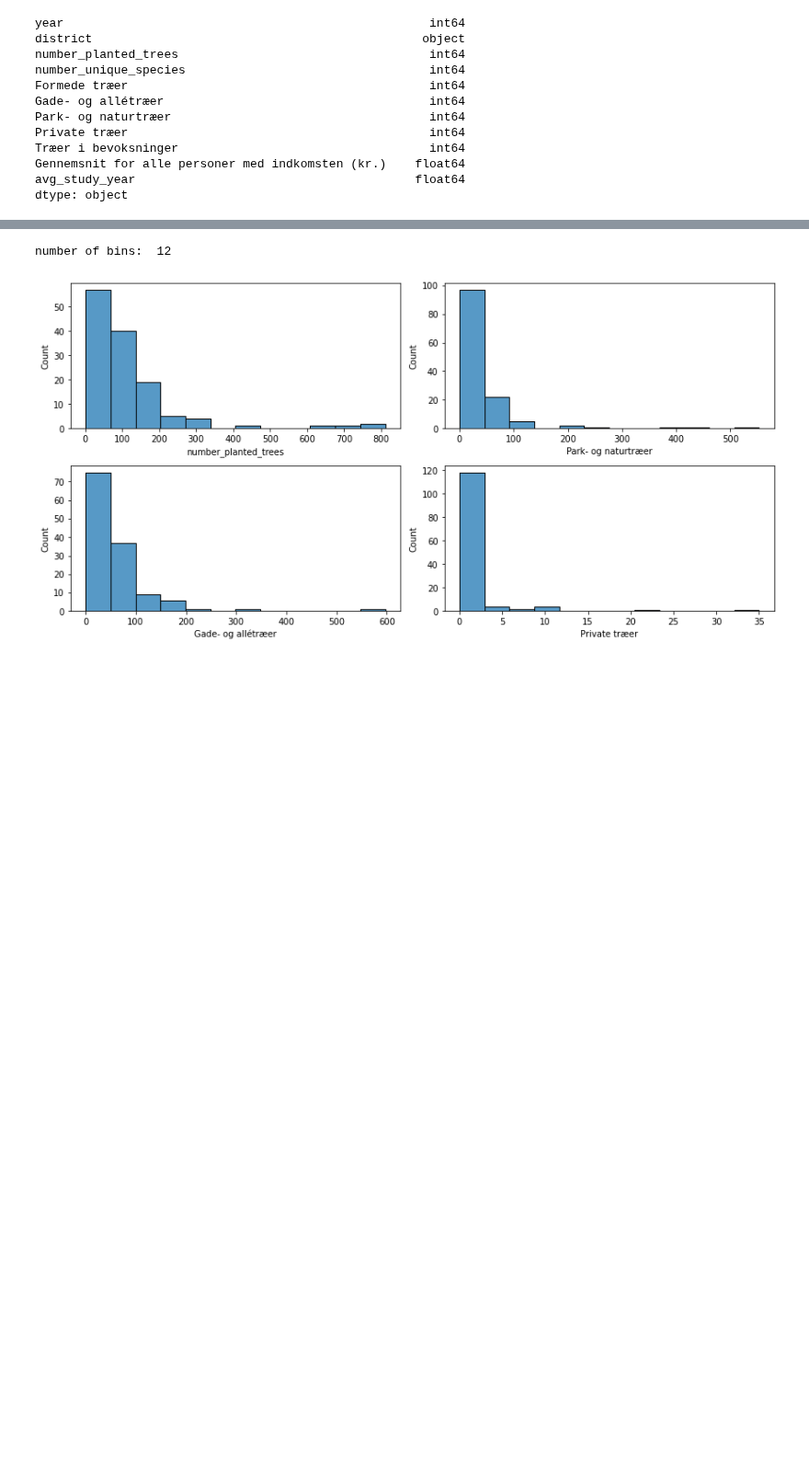
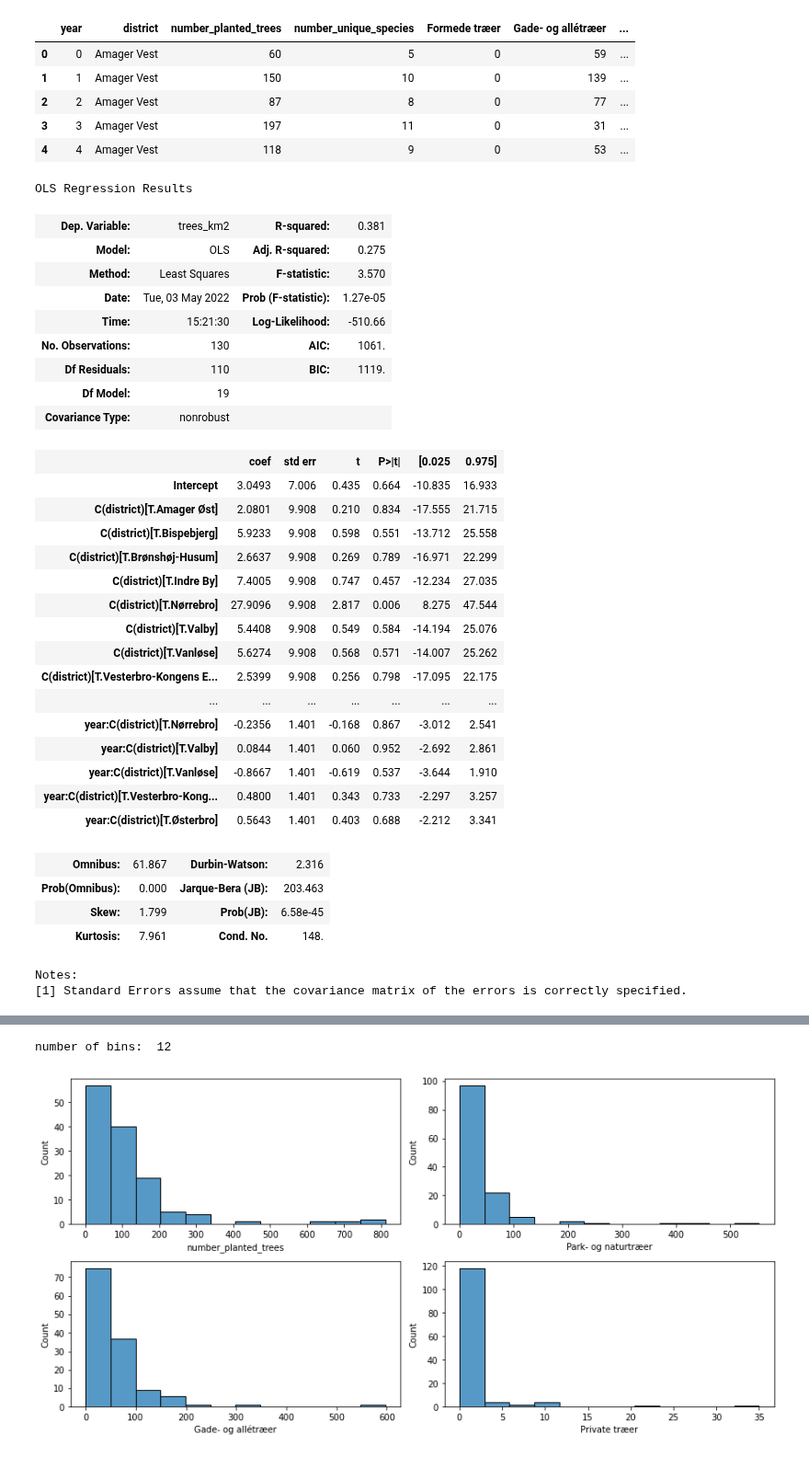
Before and after one commit to Ljoerring/Social-Data-Project, a Jupyter notebook: Model.ipynb, the cells around one changed output, grey strips where cells are left out. Shown at 92% size. Cells and saved outputs as stored; diff of their text form; code cells hidden in the pictures; blank space fills up the shorter version.

```diff
--- a/Model.ipynb
+++ b/Model.ipynb
@@ -25,0 +15,11 @@ df.head()
+# %%
+# load district size
+df_size = pd.read_excel('raw_data/2022426114414371694040KKAREAL.xlsx', header=2, usecols = "B:K")
+df_size = (df_size.dropna()).transpose()
+df_size = df_size.reset_index()
+df_size.rename(columns = {"index":'district', 0:'area_m2'}, inplace = True)
+df_size['district'] = df_size['district'].str.replace("Bydel - ", "")
+df_size['district'] = df_size['district'].str.replace("/", "-")
+df_size['district'] = df_size['district'].str.replace("Kgs", "Kongens")
+df_size['area_km2'] = df_size['area_m2']/(1000*1000)
+df_size
@@ -26,4 +38,10 @@ df.head()
 # %%
+# load data
+df = pd.read_csv('data/df_genial.csv')
+df = df.fillna(0)
+df = pd.merge(df,df_size[['district','area_km2']])
+df['trees_km2'] = df.number_planted_trees/df.area_km2
+
 def get_types(df):
     df['year'] = df['year'].astype(int)
     df['Formede træer'] = df['Formede træer'].astype(int)
@@ -33,17 +51,15 @@ def get_types(df):
     df['Træer i bevoksninger'] = df['Træer i bevoksninger'].astype(int)
     return df
 df = get_types(df)
-df.dtypes
+
+df['year'] = df['year']-2008
+
+df.rename(columns={'Gennemsnit for alle personer med indkomsten (kr.)':'avg_income'}, inplace=True)
+df.head()
 # %% [output]
-year                                                   int64
-district                                              object
-number_planted_trees                                   int64
-number_unique_species                                  int64
-Formede træer                                          int64
-Gade- og allétræer                                     int64
-Park- og naturtræer                                    int64
-Private træer                                          int64
-Træer i bevoksninger                                   int64
-Gennemsnit for alle personer med indkomsten (kr.)    float64
-avg_study_year                                       float64
-dtype: object
+|  | year | district | number_planted_trees | number_unique_species | Formede træer | Gade- og allétræer | ... |
+| 0 | 0 | Amager Vest | 60 | 5 | 0 | 59 | ... |
+| 1 | 1 | Amager Vest | 150 | 10 | 0 | 139 | ... |
+| 2 | 2 | Amager Vest | 87 | 8 | 0 | 77 | ... |
+| 3 | 3 | Amager Vest | 197 | 11 | 0 | 31 | ... |
+| 4 | 4 | Amager Vest | 118 | 9 | 0 | 53 | ... |
@@ -51,0 +66,38 @@ df['year'] = df['year']-2008
+# %%
+# Model: planted trees ~ district + year + district:year
+lm = smf.ols(formula='trees_km2 ~ C(district) + year + year:C(district)', data = df)
+lm_fit = lm.fit()
+lm_fit.summary()
+# %% [output]
+OLS Regression Results
+| Dep. Variable: | trees_km2 | R-squared: | 0.381 |
+| Model: | OLS | Adj. R-squared: | 0.275 |
+| Method: | Least Squares | F-statistic: | 3.570 |
+| Date: | Tue, 03 May 2022 | Prob (F-statistic): | 1.27e-05 |
+| Time: | 15:21:30 | Log-Likelihood: | -510.66 |
+| No. Observations: | 130 | AIC: | 1061. |
+| Df Residuals: | 110 | BIC: | 1119. |
+| Df Model: | 19 |  |  |
+| Covariance Type: | nonrobust |  |  |
+|  | coef | std err | t | P>|t| | [0.025 | 0.975] |
+| Intercept | 3.0493 | 7.006 | 0.435 | 0.664 | -10.835 | 16.933 |
+| C(district)[T.Amager Øst] | 2.0801 | 9.908 | 0.210 | 0.834 | -17.555 | 21.715 |
+| C(district)[T.Bispebjerg] | 5.9233 | 9.908 | 0.598 | 0.551 | -13.712 | 25.558 |
+| C(district)[T.Brønshøj-Husum] | 2.6637 | 9.908 | 0.269 | 0.789 | -16.971 | 22.299 |
+| C(district)[T.Indre By] | 7.4005 | 9.908 | 0.747 | 0.457 | -12.234 | 27.035 |
+| C(district)[T.Nørrebro] | 27.9096 | 9.908 | 2.817 | 0.006 | 8.275 | 47.544 |
+| C(district)[T.Valby] | 5.4408 | 9.908 | 0.549 | 0.584 | -14.194 | 25.076 |
+| C(district)[T.Vanløse] | 5.6274 | 9.908 | 0.568 | 0.571 | -14.007 | 25.262 |
+| C(district)[T.Vesterbro-Kongens E... | 2.5399 | 9.908 | 0.256 | 0.798 | -17.095 | 22.175 |
+| ... | ... | ... | ... | ... | ... | ... |
+| year:C(district)[T.Nørrebro] | -0.2356 | 1.401 | -0.168 | 0.867 | -3.012 | 2.541 |
+| year:C(district)[T.Valby] | 0.0844 | 1.401 | 0.060 | 0.952 | -2.692 | 2.861 |
+| year:C(district)[T.Vanløse] | -0.8667 | 1.401 | -0.619 | 0.537 | -3.644 | 1.910 |
+| year:C(district)[T.Vesterbro-Kong... | 0.4800 | 1.401 | 0.343 | 0.733 | -2.297 | 3.257 |
+| year:C(district)[T.Østerbro] | 0.5643 | 1.401 | 0.403 | 0.688 | -2.212 | 3.341 |
+| Omnibus: | 61.867 | Durbin-Watson: | 2.316 |
+| Prob(Omnibus): | 0.000 | Jarque-Bera (JB): | 203.463 |
+| Skew: | 1.799 | Prob(JB): | 6.58e-45 |
+| Kurtosis: | 7.961 | Cond. No. | 148. |
+Notes:
+[1] Standard Errors assume that the covariance matrix of the errors is correctly specified.
```
Also changed, not shown: parts of 9 cells of this notebook, 1 other file.
